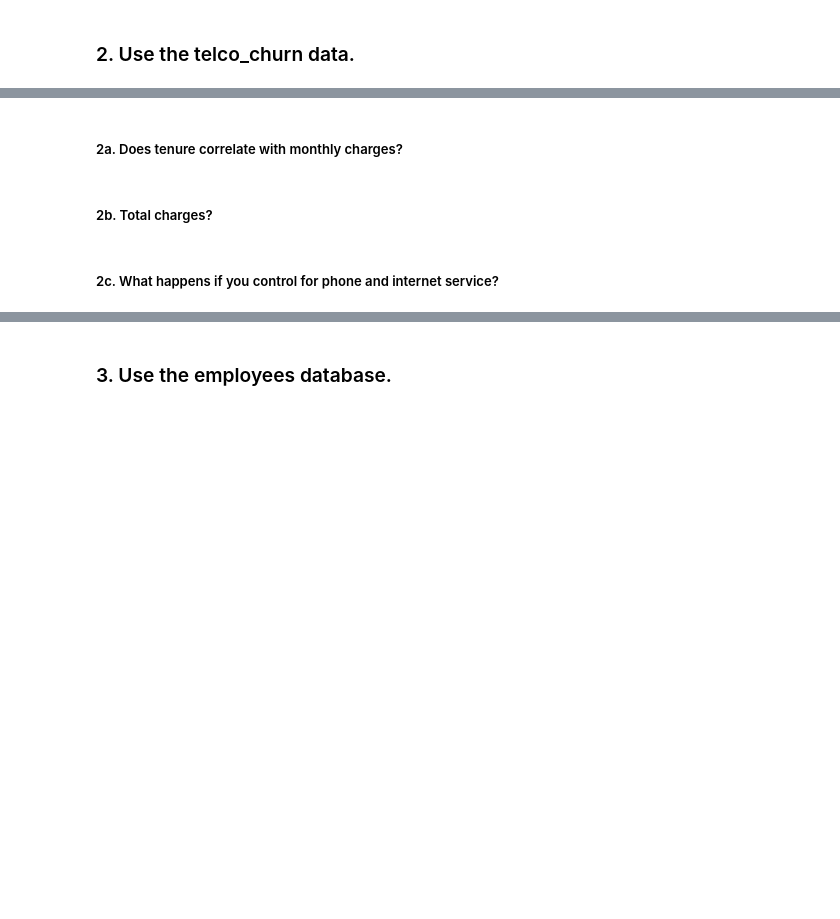
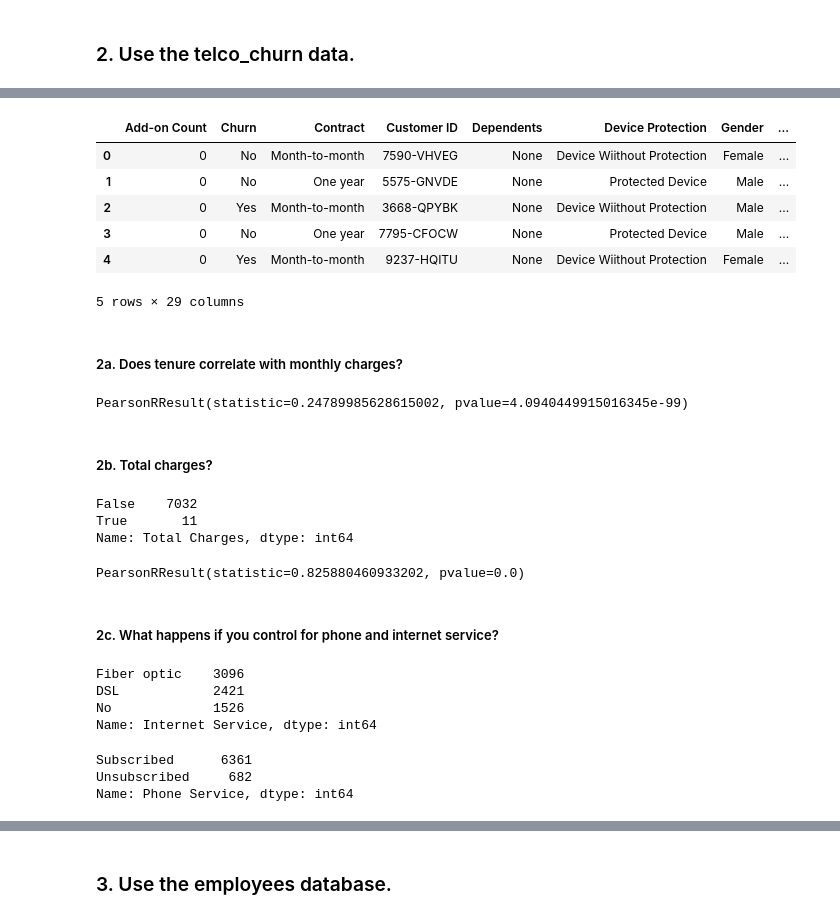
Before and after one commit to Jared-Wood135/statistics-exercises, a Jupyter notebook: hypothesis_testing.ipynb, the cells around one changed output, grey strips where cells are left out. Drawn from its saved outputs; the diff is of its cells as text; code cells hidden in the pictures; blank space fills up the shorter version.

Commit message:
Completed 'Correlation (4)' Exercises'

```diff
--- a/hypothesis_testing.ipynb
+++ b/hypothesis_testing.ipynb
@@ -272,4 +274,29 @@ Exception: Not valid dataset name and no similar found! Try: data() to see avail
+# %%
+telco = pd.read_csv('telco_data.csv', sep = '\t', encoding='UTF-16')
+# %%
+telco.head()
+# %% [output]
+|  | Add-on Count | Churn | Contract | Customer ID | Dependents | Device Protection | Gender | ... |
+| 0 | 0 | No | Month-to-month | 7590-VHVEG | None | Device Wiithout Protection | Female | ... |
+| 1 | 0 | No | One year | 5575-GNVDE | None | Protected Device | Male | ... |
+| 2 | 0 | Yes | Month-to-month | 3668-QPYBK | None | Device Wiithout Protection | Male | ... |
+| 3 | 0 | No | One year | 7795-CFOCW | None | Protected Device | Male | ... |
+| 4 | 0 | Yes | Month-to-month | 9237-HQITU | None | Device Wiithout Protection | Female | ... |
+5 rows × 29 columns
 # %% [markdown]
 ##### 2a. Does tenure correlate with monthly charges?
+# %%
+# Tenure: Discrete
+# Monthly Charges: Continuous
+# Correlation: No
+stats.pearsonr(telco.Tenure, telco['Monthly Charges'])
+# %% [output]
+PearsonRResult(statistic=0.24789985628615002, pvalue=4.0940449915016345e-99)
 # %% [markdown]
 ##### 2b. Total charges?
+# %%
+telco['Total Charges'].isna().value_counts()
+# %% [output]
+False    7032
+True       11
+Name: Total Charges, dtype: int64
@@ -276,2 +305,25 @@ Exception: Not valid dataset name and no similar found! Try: data() to see avail
+# %%
+# Tenure: Discrete
+# Total Charges: Continuous
+# Correlation: Yes
+stats.pearsonr(total_charges_nona.Tenure, total_charges_nona['Total Charges'])
+# %% [output]
+PearsonRResult(statistic=0.825880460933202, pvalue=0.0)
 # %% [markdown]
 ##### 2c. What happens if you control for phone and internet service?
+# %%
+# Internet Service
+# Phone Service
+# Correlation: Yes
+telco['Internet Service'].value_counts()
+# %% [output]
+Fiber optic    3096
+DSL            2421
+No             1526
+Name: Internet Service, dtype: int64
+# %%
+telco['Phone Service'].value_counts()
+# %% [output]
+Subscribed      6361
+Unsubscribed     682
+Name: Phone Service, dtype: int64
```
Also changed, not shown: parts of 69 cells of this notebook, 1 other file.
